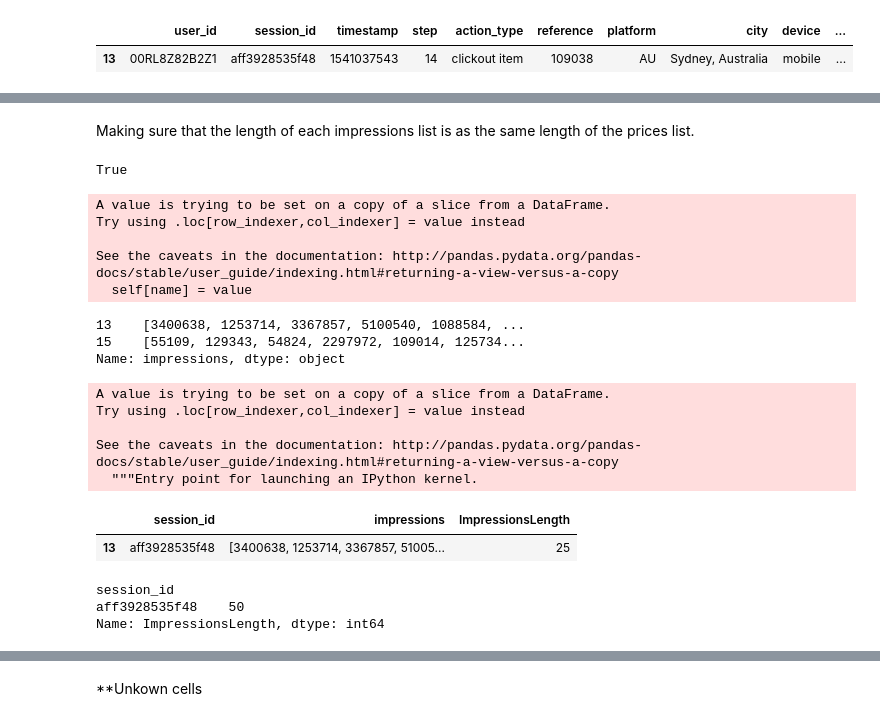
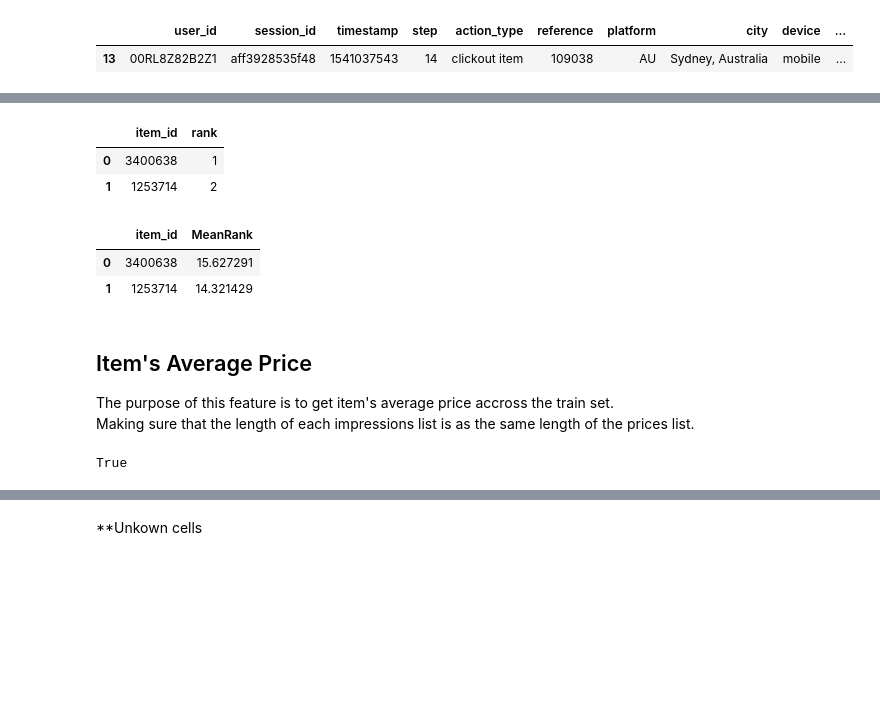
Before and after one commit to ZeyadSabbah/TrivagoRecommenderSystem, a Jupyter notebook: TrivagoFeatureEngineering.ipynb, the cells around one changed output, grey strips where cells are left out. Drawn from its saved outputs; the diff is of its cells as text; code cells hidden in the pictures; blank space fills up the shorter version.

```diff
--- a/TrivagoFeatureEngineering.ipynb
+++ b/TrivagoFeatureEngineering.ipynb
@@ -360,4 +398,24 @@ ClickoutUniqueDF.head(1)
+# %%
+#creating dataframe that combines both items and rank
+ItemRankDF = pd.DataFrame({'item_id':SessionImpressionsDF_exploded['item_id'].values.tolist(),
+                            'rank':SessionRankDF_exploded['rank'].values.tolist()})
+ItemRankDF.head(2)
+# %% [output]
+|  | item_id | rank |
+| 0 | 3400638 | 1 |
+| 1 | 1253714 | 2 |
+# %%
+#getting the mean of ranks for each item
+ItemAverageRank = ItemRankDF.groupby('item_id', sort=False)['rank'].mean().to_frame().reset_index()
+ItemAverageRank = ItemAverageRank.rename(columns={'rank':'MeanRank'})
+ItemAverageRank.head(2)
+# %% [output]
+|  | item_id | MeanRank |
+| 0 | 3400638 | 15.627291 |
+| 1 | 1253714 | 14.321429 |
 # %% [markdown]
+## Item's Average Price
+The purpose of this feature is to get item's average price accross the train set.
 Making sure that the length of each impressions list is as the same length of the prices list.
 # %%
 ImpressionsLength = ClickoutUniqueDF.impressions.apply(lambda x: x.split('|')).apply(lambda x: len(x))
@@ -365,34 +423,3 @@ PricesLength = ClickoutUniqueDF.prices.apply(lambda x: x.split('|')).apply(lambd
 ImpressionsLength.equals(PricesLength)
 # %% [output]
 True
-# %%
-SessionImpressionsDF = ClickoutUniqueDF[['session_id', 'impressions']]
-SessionImpressionsDF.impressions = SessionImpressionsDF.impressions.apply(lambda x: x.split('|'))
-SessionImpressionsDF.impressions.head(2)
-# %% [output]
-A value is trying to be set on a copy of a slice from a DataFrame.
-Try using .loc[row_indexer,col_indexer] = value instead
-
-See the caveats in the documentation: http://pandas.pydata.org/pandas-docs/stable/user_guide/indexing.html#returning-a-view-versus-a-copy
-  self[name] = value
-13    [3400638, 1253714, 3367857, 5100540, 1088584, ...
-15    [55109, 129343, 54824, 2297972, 109014, 125734...
-Name: impressions, dtype: object
-# %%
-SessionImpressionsDF['ImpressionsLength'] = SessionImpressionsDF.impressions.apply(lambda x: len(x))
-SessionImpressionsDF.head(1)
-# %% [output]
-A value is trying to be set on a copy of a slice from a DataFrame.
-Try using .loc[row_indexer,col_indexer] = value instead
-
-See the caveats in the documentation: http://pandas.pydata.org/pandas-docs/stable/user_guide/indexing.html#returning-a-view-versus-a-copy
-  """Entry point for launching an IPython kernel.
-|  | session_id | impressions | ImpressionsLength |
-| 13 | aff3928535f48 | [3400638, 1253714, 3367857, 51005... | 25 |
-# %%
-SessionsNumberToRepeat = SessionImpressionsDF.groupby('session_id', sort=False).ImpressionsLength.sum()
-SessionsNumberToRepeat.head(1)
-# %% [output]
-session_id
-aff3928535f48    50
-Name: ImpressionsLength, dtype: int64
```
Also changed, not shown: parts of 20 cells of this notebook.
